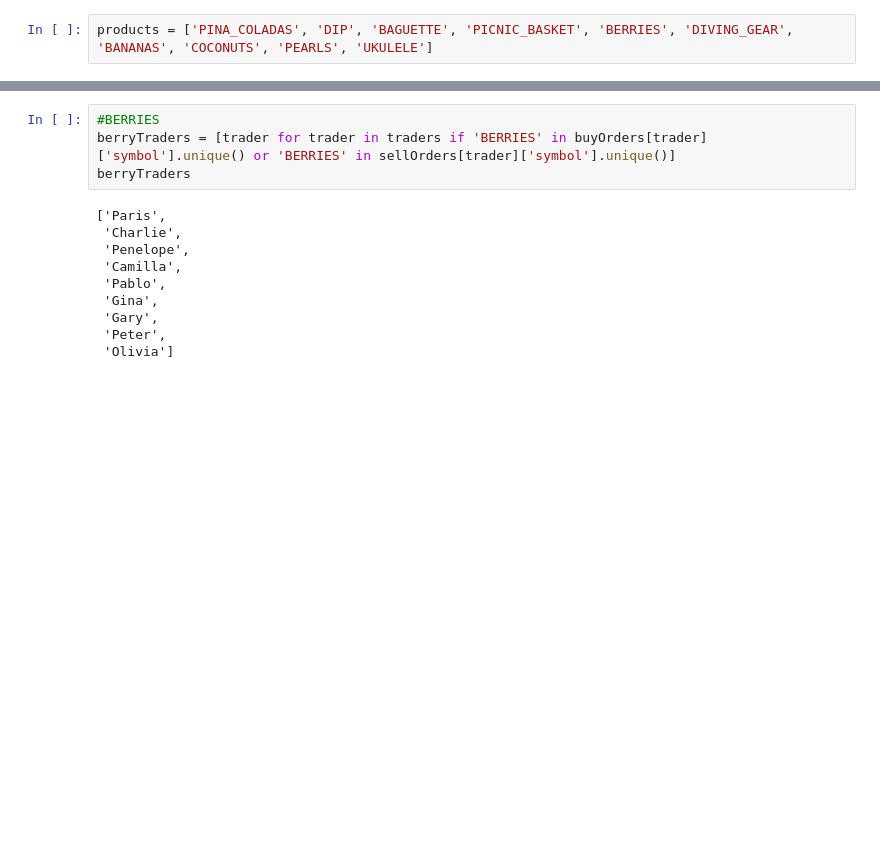
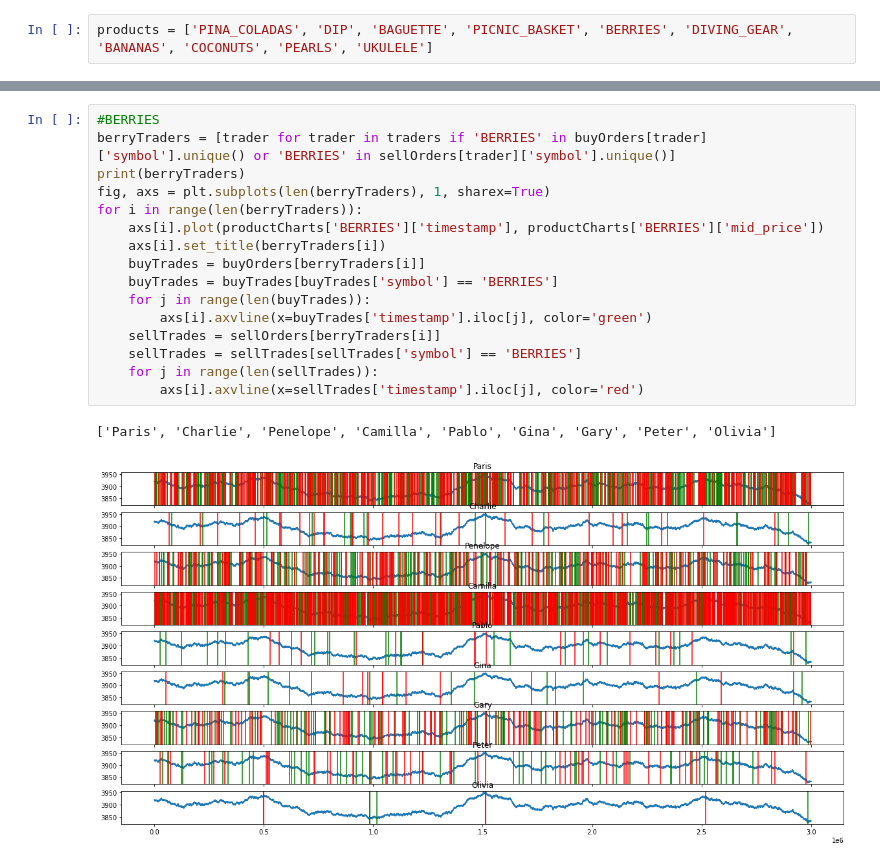
Before and after one commit to adiv413/dmvs-finest-imc, a Jupyter notebook: Round 5/Data Analysis/Market Traders/marketTraders.ipynb, the cells around one changed output, grey strips where cells are left out. Saved outputs shown, nothing was run; the diff lists cells and outputs as text; blank space fills up the shorter version.

```diff
--- a/Round 5/Data Analysis/Market Traders/marketTraders.ipynb
+++ b/Round 5/Data Analysis/Market Traders/marketTraders.ipynb
@@ -87,14 +55,19 @@ for i in range(len(pearlTraders)):
-# %%
-#BERRIES
-berryTraders = [trader for trader in traders if 'BERRIES' in buyOrders[trader]['symbol'].unique() or 'BERRIES' in sellOrders[trader]['symbol'].unique()]
-berryTraders
-# %% [output]
-['Paris',
- 'Charlie',
- 'Penelope',
- 'Camilla',
- 'Pablo',
- 'Gina',
- 'Gary',
- 'Peter',
- 'Olivia']
+# %%
+#BERRIES
+berryTraders = [trader for trader in traders if 'BERRIES' in buyOrders[trader]['symbol'].unique() or 'BERRIES' in sellOrders[trader]['symbol'].unique()]
+print(berryTraders)
+fig, axs = plt.subplots(len(berryTraders), 1, sharex=True)
+for i in range(len(berryTraders)):
+    axs[i].plot(productCharts['BERRIES']['timestamp'], productCharts['BERRIES']['mid_price'])
+    axs[i].set_title(berryTraders[i])
+    buyTrades = buyOrders[berryTraders[i]]
+    buyTrades = buyTrades[buyTrades['symbol'] == 'BERRIES']
+    for j in range(len(buyTrades)):
+        axs[i].axvline(x=buyTrades['timestamp'].iloc[j], color='green')
+    sellTrades = sellOrders[berryTraders[i]]
+    sellTrades = sellTrades[sellTrades['symbol'] == 'BERRIES']
+    for j in range(len(sellTrades)):
+        axs[i].axvline(x=sellTrades['timestamp'].iloc[j], color='red')
+# %% [output]
+['Paris', 'Charlie', 'Penelope', 'Camilla', 'Pablo', 'Gina', 'Gary', 'Peter', 'Olivia']
+[figure, added]
```
Also changed, not shown: parts of 3 cells of this notebook, 1 other file.
